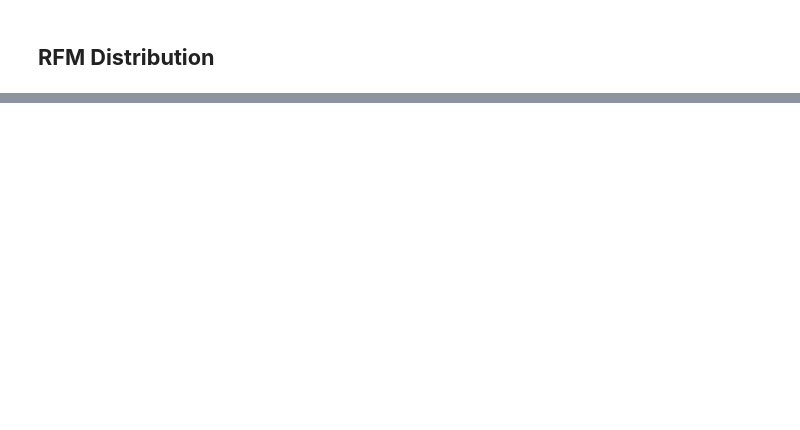
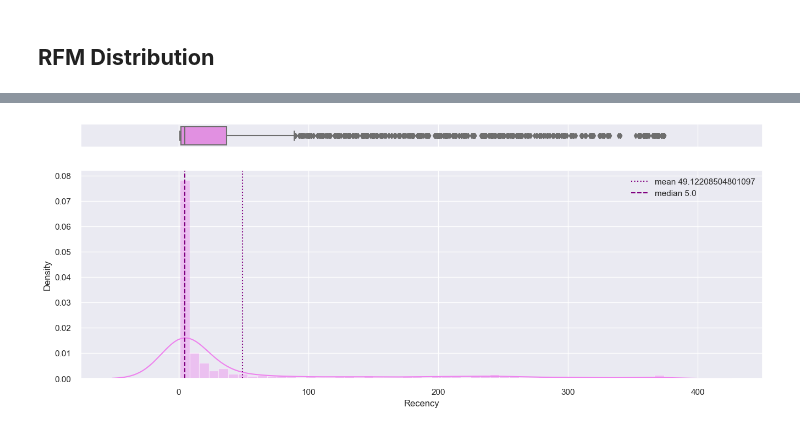
Before and after one commit to mrazakqq/Customer-Segmentation-Online-Retail, a Jupyter notebook: customer-segmentation-online-retail.ipynb, the cells around one changed output, grey strips where cells are left out. Drawn from its saved outputs; the diff is of its cells as text; code cells hidden in the pictures; blank space fills up the shorter version.

```diff
--- a/customer-segmentation-online-retail.ipynb
+++ b/customer-segmentation-online-retail.ipynb
@@ -1223,0 +1249,5 @@ fig.show()
+# %%
+productRecency = data.groupby('StockCode', as_index=False).Recency.min() #mencari recency paling minim
+productFM = data.groupby('StockCode', as_index=False)[['Quantity', 'Revenue']].sum()
+productRFM = pd.merge(productRecency, productFM, on='StockCode')
+productRFM
@@ -1223,0 +1268,4 @@ fig.show()
+# %%
+histBoxPlot(productRFM.Recency)
+# %% [output]
+[figure, added]
```
Also changed, not shown: parts of 27 cells of this notebook.
